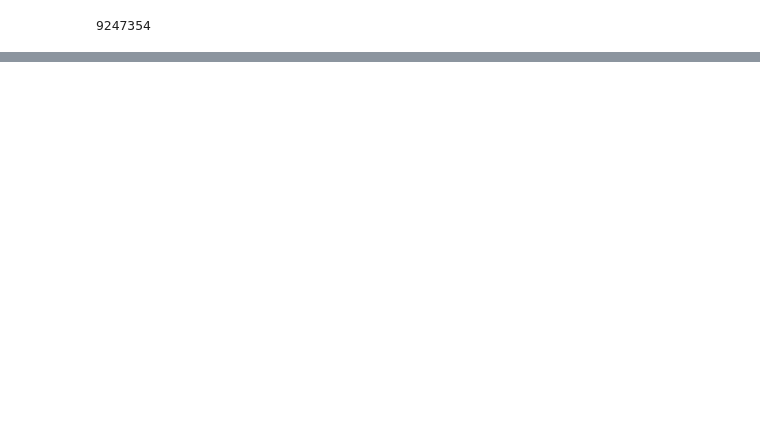
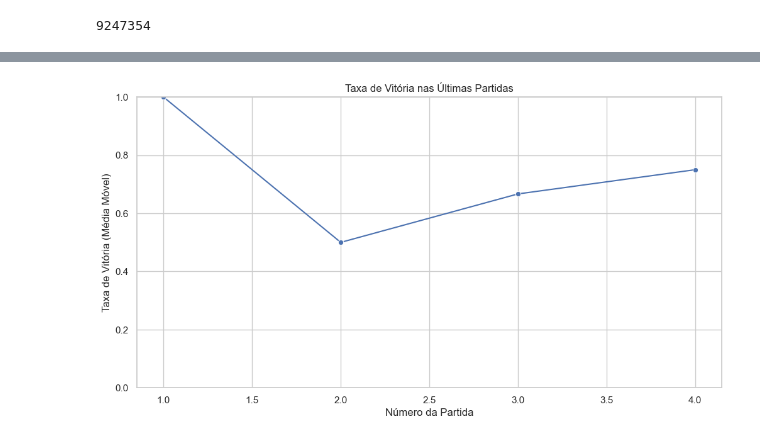
Before and after one commit to lcsigzs/Dota2, a Jupyter notebook: Falcons.ipynb, the cells around one changed output, grey strips where cells are left out. Cells and saved outputs as stored; diff of their text form; code cells hidden in the pictures; blank space fills up the shorter version.

```diff
--- a/Falcons.ipynb
+++ b/Falcons.ipynb
@@ -236,0 +312,14 @@ Herói Phoenix apareceu 2 vezes.
+# %%
+df = pd.DataFrame({'win_result': match_results})
+df['match_number'] = range(1, len(df) + 1)
+df['moving_win_rate'] = df['win_result'].rolling(window=5, min_periods=1).mean()
+plt.figure(figsize=(12, 6))
+sns.lineplot(data=df, x='match_number', y='moving_win_rate', marker='o', color='b')
+plt.title("Taxa de Vitória nas Últimas Partidas")
+plt.xlabel("Número da Partida")
+plt.ylabel("Taxa de Vitória (Média Móvel)")
+plt.ylim(0, 1)  1
+
+plt.show()
+# %% [output]
+[figure, added]
```
Also changed, not shown: parts of 12 cells of this notebook, 3 other files.
